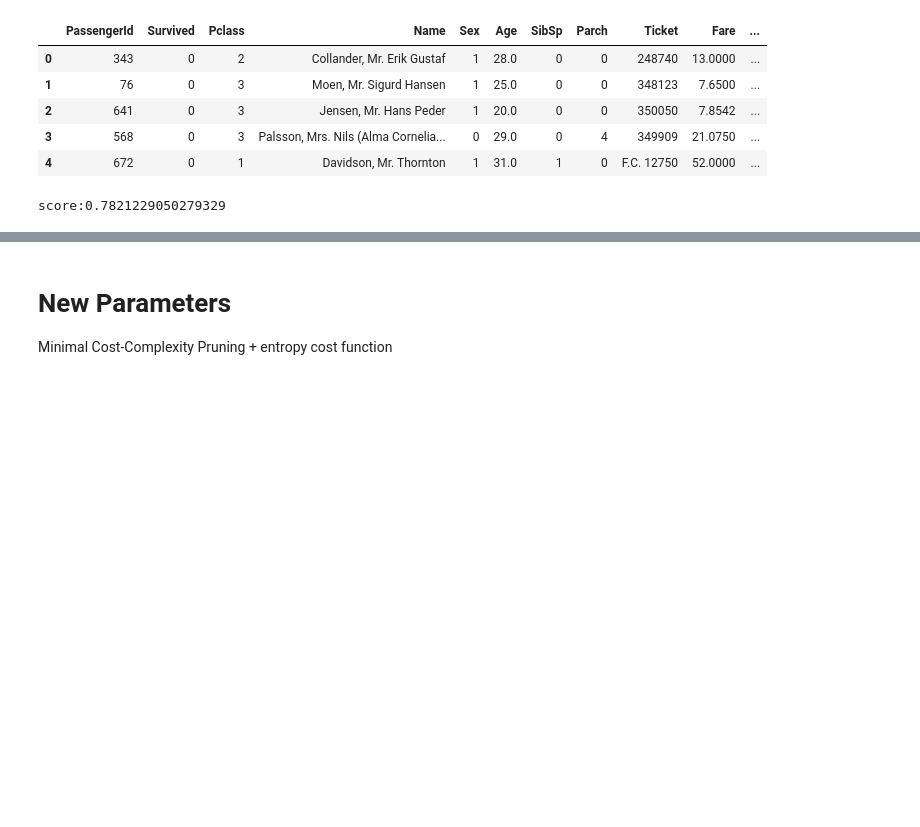
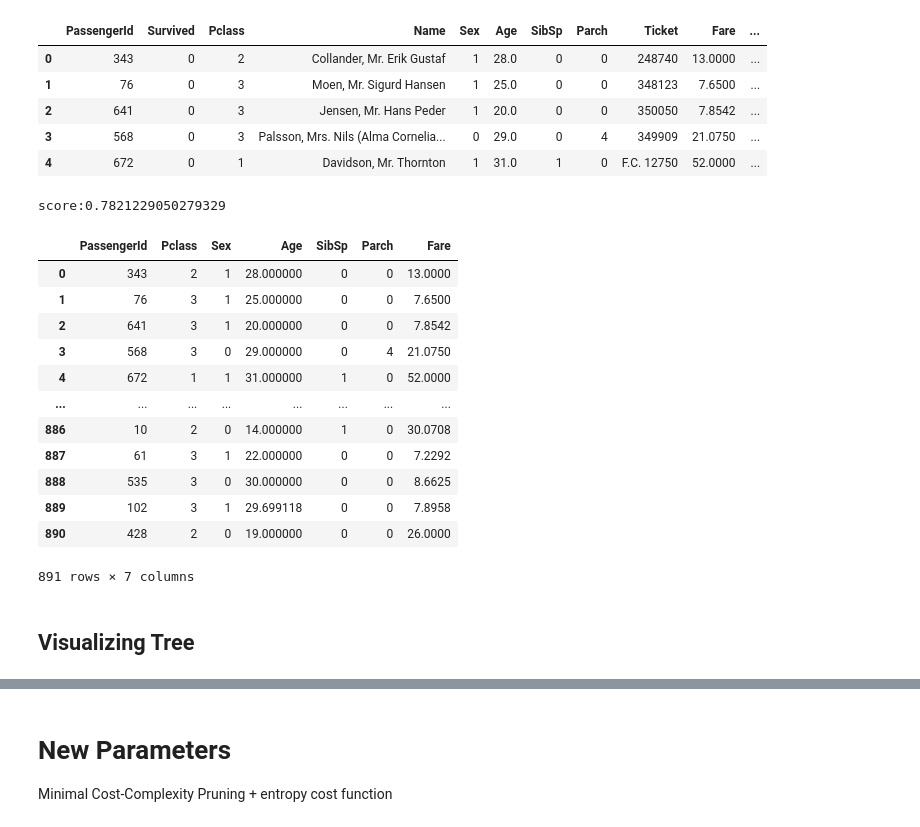
Before and after one commit to mohamedamr13/Machine-Learning-, a Jupyter notebook: DecisionTrees.ipynb, the cells around one changed output, grey strips where cells are left out. Cells and saved outputs as stored; diff of their text form; code cells hidden in the pictures; blank space fills up the shorter version.

```diff
--- a/DecisionTrees.ipynb
+++ b/DecisionTrees.ipynb
@@ -44,14 +44,30 @@ data.head()
 # %%
 x=data.drop(["Survived", "Name", "Cabin", "Ticket", "Embarked"], axis=1)
 y= data["Survived"]
 
 #splitting data
 x_train, x_test, y_train, y_test = train_test_split(x,y, test_size=0.20,random_state=10)
 
 #applying tree algorithm
-tree = tree.DecisionTreeClassifier()
-tree.fit(x_train, y_train)   #fitting our model
-y_pred=tree.predict(x_test)   # evaluating our model
+tree2 = tree.DecisionTreeClassifier()
+clf = tree2.fit(x_train, y_train)   #fitting our model
+y_pred=tree2.predict(x_test)   # evaluating our model
 print("score:{}".format(accuracy_score(y_test, y_pred)))
+x
 # %% [output]
 score:0.7821229050279329
+|  | PassengerId | Pclass | Sex | Age | SibSp | Parch | Fare |
+| 0 | 343 | 2 | 1 | 28.000000 | 0 | 0 | 13.0000 |
+| 1 | 76 | 3 | 1 | 25.000000 | 0 | 0 | 7.6500 |
+| 2 | 641 | 3 | 1 | 20.000000 | 0 | 0 | 7.8542 |
+| 3 | 568 | 3 | 0 | 29.000000 | 0 | 4 | 21.0750 |
+| 4 | 672 | 1 | 1 | 31.000000 | 1 | 0 | 52.0000 |
+| ... | ... | ... | ... | ... | ... | ... | ... |
+| 886 | 10 | 2 | 0 | 14.000000 | 1 | 0 | 30.0708 |
+| 887 | 61 | 3 | 1 | 22.000000 | 0 | 0 | 7.2292 |
+| 888 | 535 | 3 | 0 | 30.000000 | 0 | 0 | 8.6625 |
+| 889 | 102 | 3 | 1 | 29.699118 | 0 | 0 | 7.8958 |
+| 890 | 428 | 2 | 0 | 19.000000 | 0 | 0 | 26.0000 |
+891 rows × 7 columns
+# %% [markdown]
+## Visualizing Tree
```
Also changed, not shown: parts of 3 cells of this notebook.
